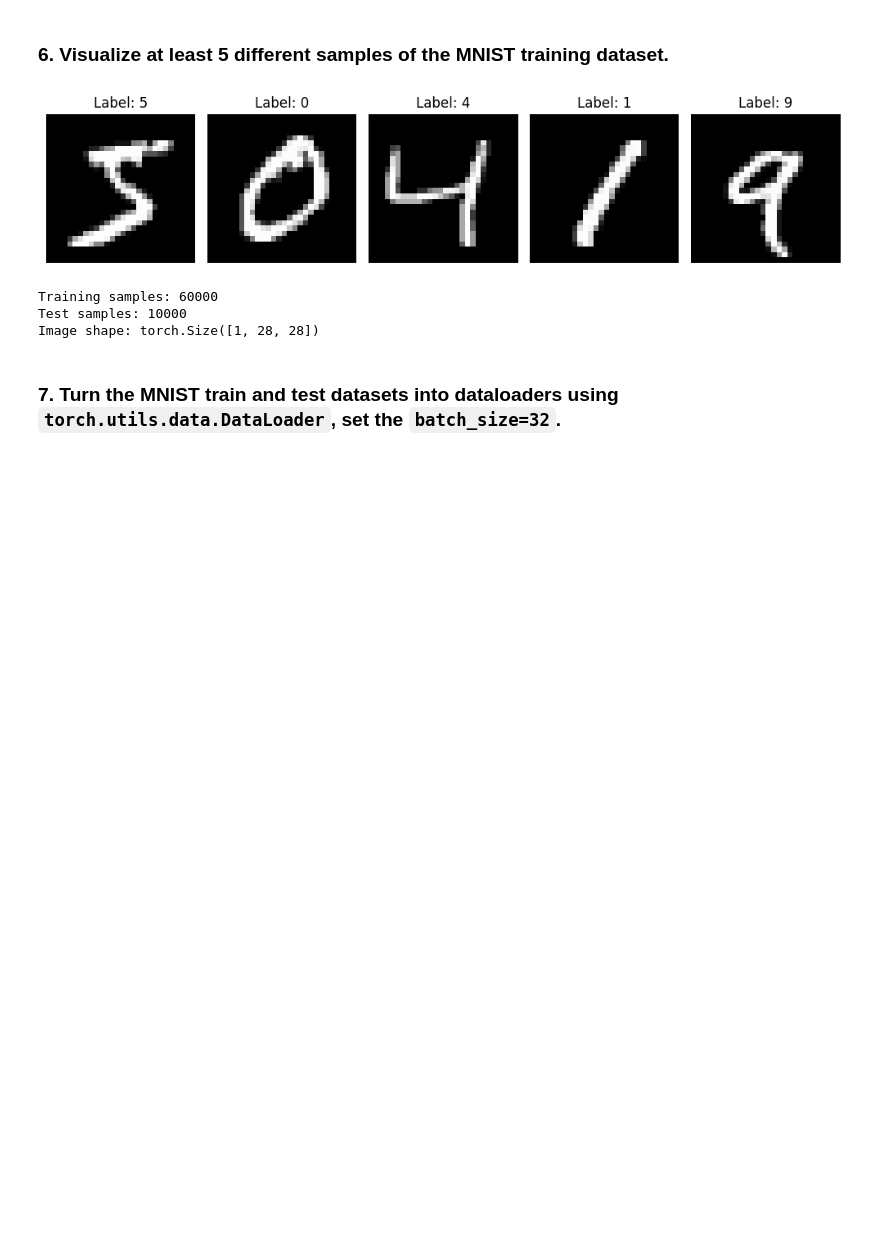
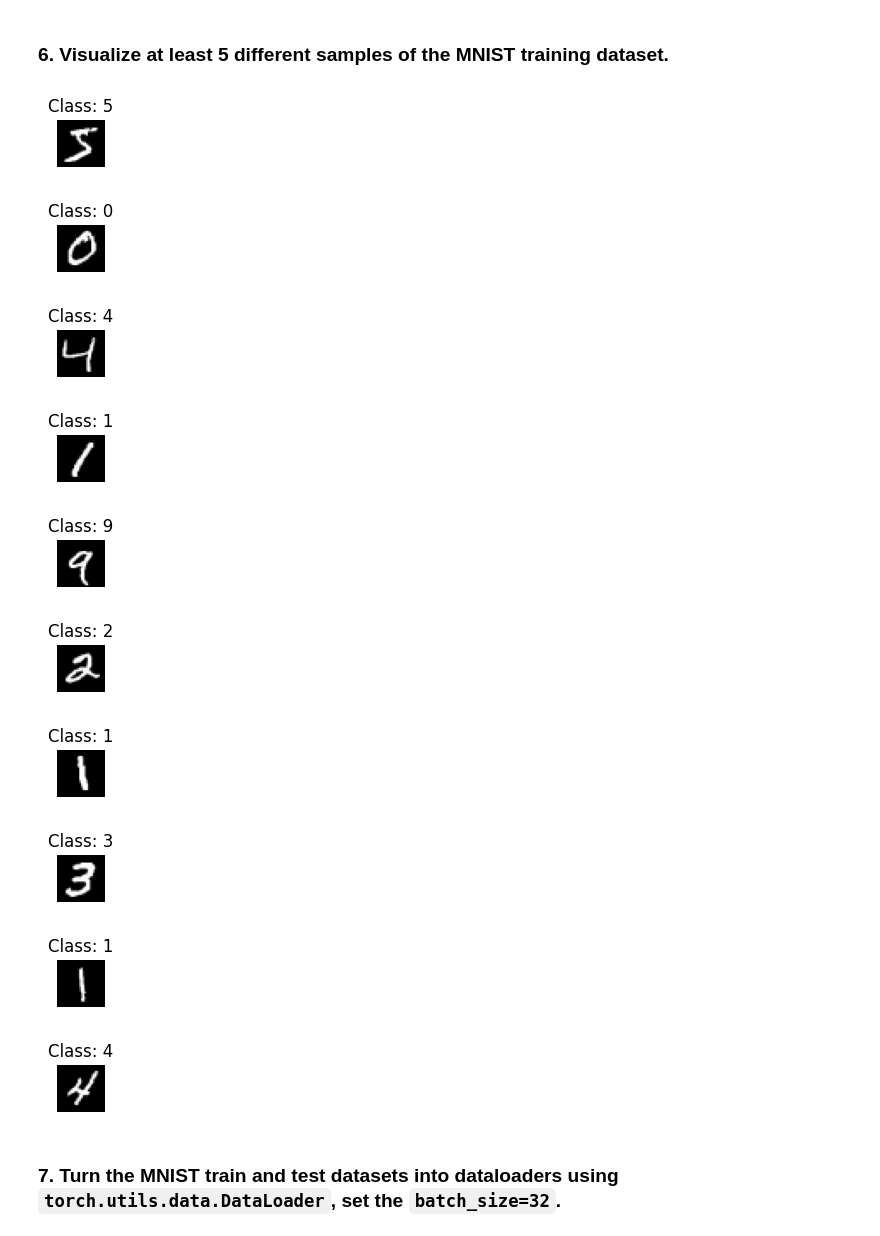
Before and after one commit to Bishal-Stha/machine_learning, a Jupyter notebook: Real_ML_Stuff/PyTorch/03_pytorch_computer_vision_exercises.ipynb, the cells around one changed output. Cells and saved outputs as stored; diff of their text form; code cells hidden in the pictures; blank space fills up the shorter version.

```diff
--- a/Real_ML_Stuff/PyTorch/03_pytorch_computer_vision_exercises.ipynb
+++ b/Real_ML_Stuff/PyTorch/03_pytorch_computer_vision_exercises.ipynb
@@ -107,14 +111,14 @@ train_data = datasets.MNIST(
     root="data",
     train=True,
     download=True,
-    transform=ToTensor()
+    transform=transforms.ToTensor()
 )
 
 test_data = datasets.MNIST(
     root="data",
     train=False,
     download=True,
-    transform=ToTensor()
+    transform=transforms.ToTensor()
 )
 # %%
 len(train_data), len(test_data)
@@ -123,28 +172,31 @@ len(train_data), len(test_data)
 # %% [markdown]
 ### 6. Visualize at least 5 different samples of the MNIST training dataset.
-# %%
-plt.figure(figsize=(10, 5))
-for i in range(5):
-    # Get a sample (returns tuple of image tensor and label)
-    image, label = train_data[i]
-
-    plt.subplot(1, 5, i+1)
-    plt.imshow(image.squeeze(), cmap='gray')
-    plt.title(f'Label: {label}')
-    plt.axis(False)
-
-plt.tight_layout()
-plt.show()
-
-# 3. Print dataset information
-print(f"Training samples: {len(train_data)}")
-print(f"Test samples: {len(test_data)}")
-print(f"Image shape: {train_data[0][0].shape}")  # First image tensor shape
-# %% [output]
-[figure, removed]
-Training samples: 60000
-Test samples: 10000
-Image shape: torch.Size([1, 28, 28])
+# %%
+import matplotlib.pyplot as plt
+NUM_OF_SUBPLOTS = 10
+for i in range(NUM_OF_SUBPLOTS):
+    img = train_data[i][0]#0,1,2 (1,28,28),c,h,w
+    # img = img.squeeze(dim=0) # or you can also do this. img = img.permute(h,w,c)=>1,2,0
+    img = img.permute(1,2,0)
+    label = train_data[i][1]
+
+    plt.subplot(1,NUM_OF_SUBPLOTS,i+1)
+    plt.imshow(img,cmap=plt.gray())
+    plt.title(f"Class: {label}")
+    plt.axis(False)
+    plt.tight_layout()
+    plt.show()
+# %% [output]
+[figure, added]
+[figure, added]
+[figure, added]
+[figure, added]
+[figure, added]
+[figure, added]
+[figure, added]
+[figure, added]
+[figure, added]
+[figure, added]
 # %% [markdown]
 ### 7. Turn the MNIST train and test datasets into dataloaders using `torch.utils.data.DataLoader`, set the `batch_size=32`.
 # %%
```
Also changed, not shown: parts of 26 cells of this notebook, 2 other files.
